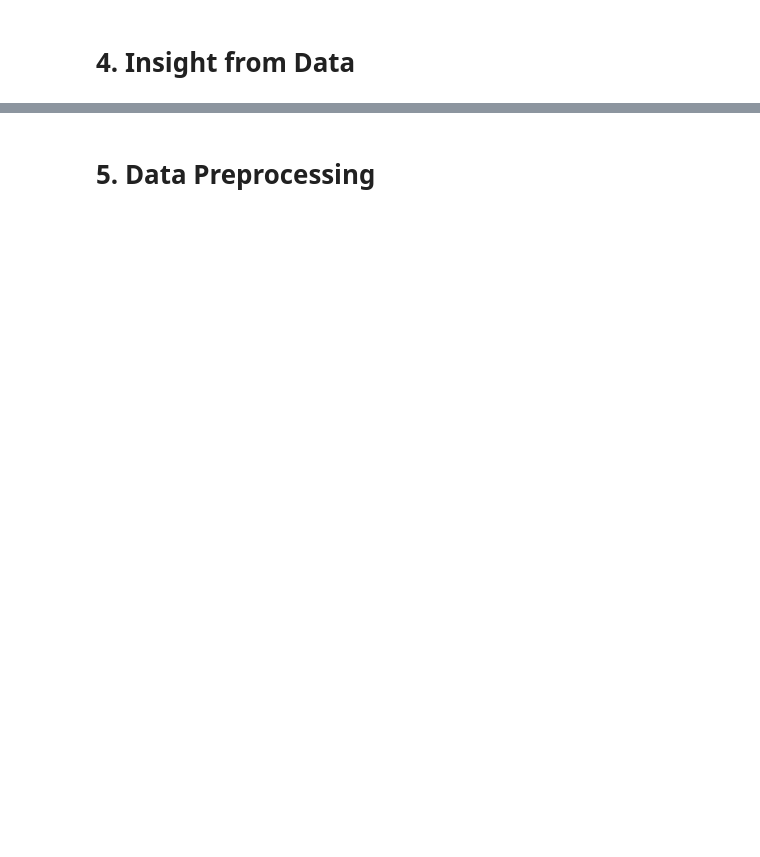
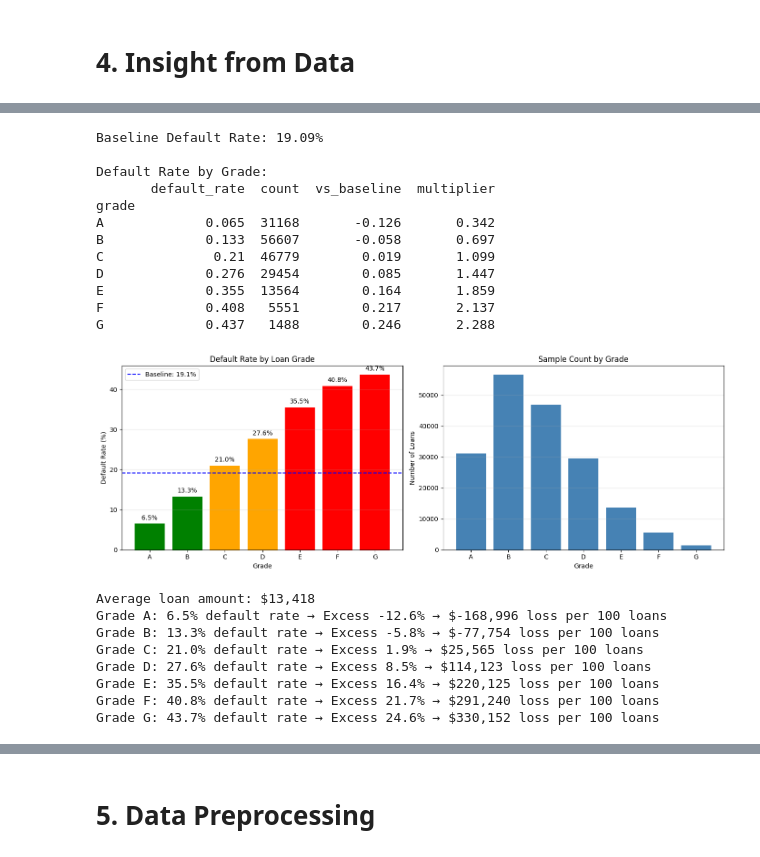
Before and after one commit to RevanzaIfannyA/lending-club-credit-risk-modeling, a Jupyter notebook: Lending Club Notebook.ipynb, the cells around one changed output, grey strips where cells are left out. Drawn from its saved outputs; the diff is of its cells as text; code cells hidden in the pictures; blank space fills up the shorter version.

Commit message:
add insight and README

```diff
--- a/Lending Club Notebook.ipynb
+++ b/Lending Club Notebook.ipynb
@@ -1319,0 +1308,78 @@ memory usage: 55.6+ MB
+# %%
+# Prepare data
+df_insight = X_train.copy()
+df_insight['status_bad'] = y_train.values
+
+# Calculate baseline default rate
+baseline = df_insight['status_bad'].mean()
+print(f"Baseline Default Rate: {baseline:.2%}")
+
+# Calculate default rate by grade
+grade_default = df_insight.groupby('grade')['status_bad'].agg(['mean', 'count']).round(4)
+grade_default.columns = ['default_rate', 'count']
+grade_default['vs_baseline'] = grade_default['default_rate'] - baseline
+grade_default['multiplier'] = grade_default['default_rate'] / baseline
+grade_default[['default_rate', 'vs_baseline', 'multiplier']] = grade_default[['default_rate', 'vs_baseline', 'multiplier']].round(3)
+
+print("\nDefault Rate by Grade:")
+print(grade_default)
+
+# Visualization
+fig, axes = plt.subplots(1, 2, figsize=(14, 5))
+
+# Bar chart
+colors = ['green' if x < baseline else 'orange' if x < 0.3 else 'red' for x in grade_default['default_rate']]
+axes[0].bar(grade_default.index, grade_default['default_rate'] * 100, color=colors)
+axes[0].axhline(y=baseline * 100, color='blue', linestyle='--', label=f'Baseline: {baseline:.1%}')
+axes[0].set_xlabel('Grade')
+axes[0].set_ylabel('Default Rate (%)')
+axes[0].set_title('Default Rate by Loan Grade')
+axes[0].legend()
+axes[0].grid(axis='y', alpha=0.3)
+
+# Add value labels on bars
+for i, (idx, row) in enumerate(grade_default.iterrows()):
+    axes[0].text(i, row['default_rate'] * 100 + 1, f"{row['default_rate']:.1%}", ha='center')
+
+# Sample count
+axes[1].bar(grade_default.index, grade_default['count'], color='steelblue')
+axes[1].set_xlabel('Grade')
+axes[1].set_ylabel('Number of Loans')
+axes[1].set_title('Sample Count by Grade')
+axes[1].grid(axis='y', alpha=0.3)
+
+plt.tight_layout()
+plt.savefig('Figures/insight_1_grade_analysis.png', dpi=100)
+plt.show()
+
+# Business Impact Calculation
+loan_avg = X_train['loan_amnt'].mean()
+print(f"\nAverage loan amount: ${loan_avg:,.0f}")
+
+for grade, row in grade_default.iterrows():
+    excess_risk = row['default_rate'] - baseline
+    impact_per_100_loans = excess_risk * 100 * loan_avg
+    print(f"Grade {grade}: {row['default_rate']:.1%} default rate → "
+          f"Excess {excess_risk:.1%} → ${impact_per_100_loans:,.0f} loss per 100 loans")
+# %% [output]
+Baseline Default Rate: 19.09%
+
+Default Rate by Grade:
+       default_rate  count  vs_baseline  multiplier
+grade
+A             0.065  31168       -0.126       0.342
+B             0.133  56607       -0.058       0.697
+C              0.21  46779        0.019       1.099
+D             0.276  29454        0.085       1.447
+E             0.355  13564        0.164       1.859
+F             0.408   5551        0.217       2.137
+G             0.437   1488        0.246       2.288
+[figure, added]
+Average loan amount: $13,418
+Grade A: 6.5% default rate → Excess -12.6% → $-168,996 loss per 100 loans
+Grade B: 13.3% default rate → Excess -5.8% → $-77,754 loss per 100 loans
+Grade C: 21.0% default rate → Excess 1.9% → $25,565 loss per 100 loans
+Grade D: 27.6% default rate → Excess 8.5% → $114,123 loss per 100 loans
+Grade E: 35.5% default rate → Excess 16.4% → $220,125 loss per 100 loans
+Grade F: 40.8% default rate → Excess 21.7% → $291,240 loss per 100 loans
+Grade G: 43.7% default rate → Excess 24.6% → $330,152 loss per 100 loans
```
Also changed, not shown: parts of 57 cells of this notebook, 13 other files.
